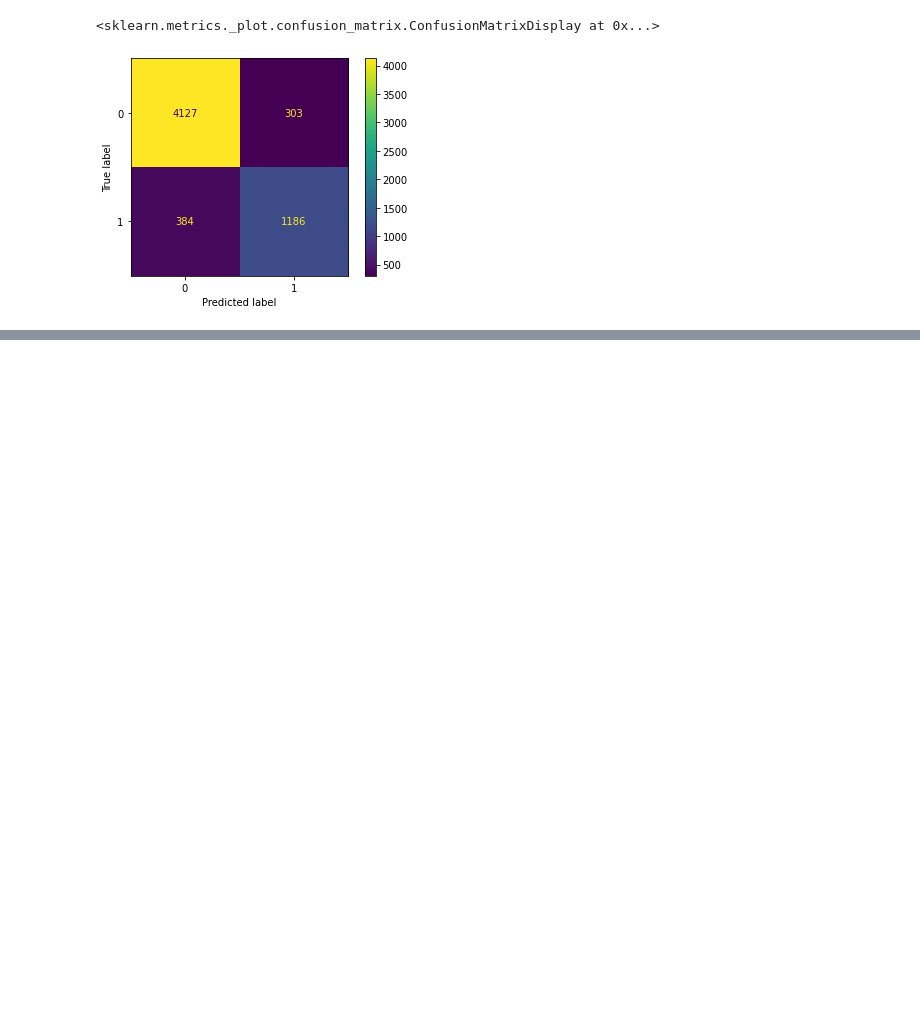
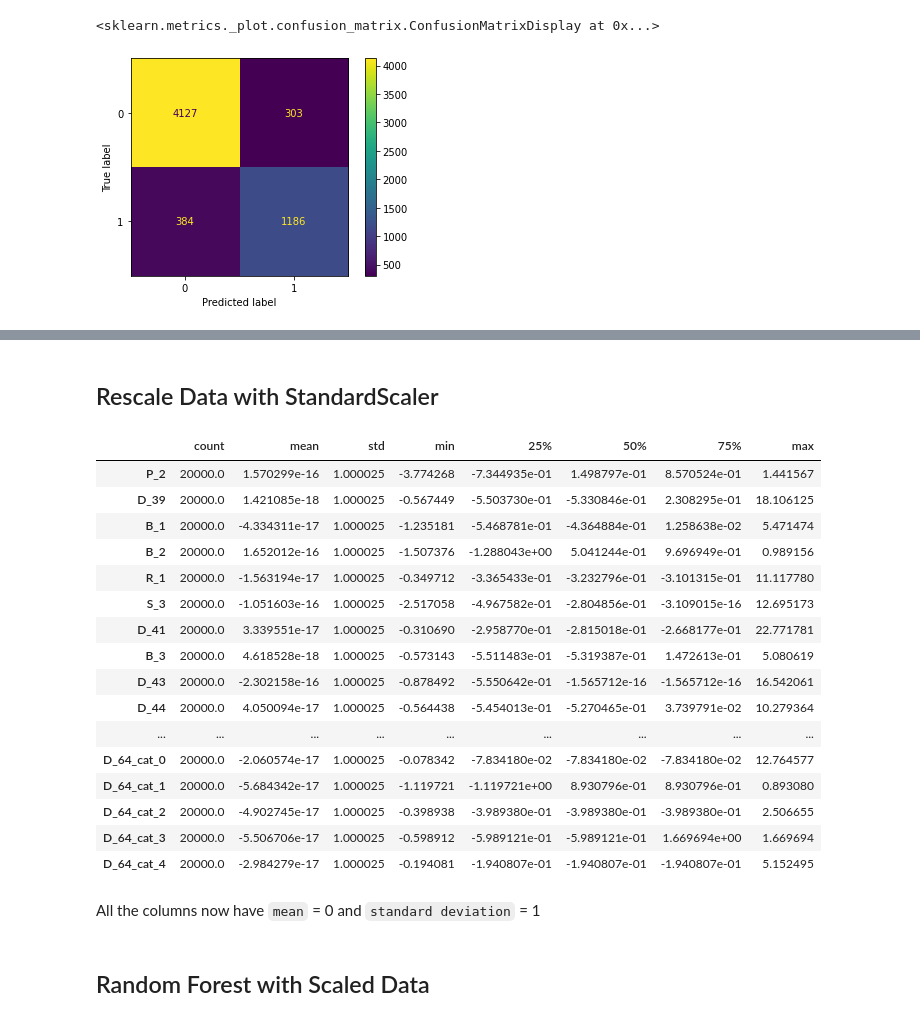
Before and after one commit to pham0030/ibm-coursera-ml, a Jupyter notebook: amex-default-prediction-draft.ipynb, the cells around one changed output, grey strips where cells are left out. Saved outputs shown, nothing was run; the diff lists cells and outputs as text; code cells hidden in the pictures; blank space fills up the shorter version.

```diff
--- a/amex-default-prediction-draft.ipynb
+++ b/amex-default-prediction-draft.ipynb
@@ -325,0 +396,2 @@ disp.plot()
+# %% [markdown]
+## Rescale Data with StandardScaler
@@ -325,0 +400,25 @@ disp.plot()
+# %%
+standard_scaler = StandardScaler()
+X_data = pd.DataFrame(standard_scaler.fit_transform(X_data), columns=X_data.columns)
+# %%
+X_data.describe().T
+# %% [output]
+|  | count | mean | std | min | 25% | 50% | 75% | max |
+| P_2 | 20000.0 | 1.570299e-16 | 1.000025 | -3.774268 | -7.344935e-01 | 1.498797e-01 | 8.570524e-01 | 1.441567 |
+| D_39 | 20000.0 | 1.421085e-18 | 1.000025 | -0.567449 | -5.503730e-01 | -5.330846e-01 | 2.308295e-01 | 18.106125 |
+| B_1 | 20000.0 | -4.334311e-17 | 1.000025 | -1.235181 | -5.468781e-01 | -4.364884e-01 | 1.258638e-02 | 5.471474 |
+| B_2 | 20000.0 | 1.652012e-16 | 1.000025 | -1.507376 | -1.288043e+00 | 5.041244e-01 | 9.696949e-01 | 0.989156 |
+| R_1 | 20000.0 | -1.563194e-17 | 1.000025 | -0.349712 | -3.365433e-01 | -3.232796e-01 | -3.101315e-01 | 11.117780 |
+| S_3 | 20000.0 | -1.051603e-16 | 1.000025 | -2.517058 | -4.967582e-01 | -2.804856e-01 | -3.109015e-16 | 12.695173 |
+| D_41 | 20000.0 | 3.339551e-17 | 1.000025 | -0.310690 | -2.958770e-01 | -2.815018e-01 | -2.668177e-01 | 22.771781 |
+| B_3 | 20000.0 | 4.618528e-18 | 1.000025 | -0.573143 | -5.511483e-01 | -5.319387e-01 | 1.472613e-01 | 5.080619 |
+| D_43 | 20000.0 | -2.302158e-16 | 1.000025 | -0.878492 | -5.550642e-01 | -1.565712e-16 | -1.565712e-16 | 16.542061 |
+| D_44 | 20000.0 | 4.050094e-17 | 1.000025 | -0.564438 | -5.454013e-01 | -5.270465e-01 | 3.739791e-02 | 10.279364 |
+| ... | ... | ... | ... | ... | ... | ... | ... | ... |
+| D_64_cat_0 | 20000.0 | -2.060574e-17 | 1.000025 | -0.078342 | -7.834180e-02 | -7.834180e-02 | -7.834180e-02 | 12.764577 |
+| D_64_cat_1 | 20000.0 | -5.684342e-17 | 1.000025 | -1.119721 | -1.119721e+00 | 8.930796e-01 | 8.930796e-01 | 0.893080 |
+| D_64_cat_2 | 20000.0 | -4.902745e-17 | 1.000025 | -0.398938 | -3.989380e-01 | -3.989380e-01 | -3.989380e-01 | 2.506655 |
+| D_64_cat_3 | 20000.0 | -5.506706e-17 | 1.000025 | -0.598912 | -5.989121e-01 | -5.989121e-01 | 1.669694e+00 | 1.669694 |
+| D_64_cat_4 | 20000.0 | -2.984279e-17 | 1.000025 | -0.194081 | -1.940807e-01 | -1.940807e-01 | -1.940807e-01 | 5.152495 |
+# %% [markdown]
+All the columns now have `mean` = 0 and `standard deviation` = 1
@@ -325,0 +428,2 @@ disp.plot()
+# %% [markdown]
+## Random Forest with Scaled Data
```
Also changed, not shown: parts of 25 cells of this notebook.
